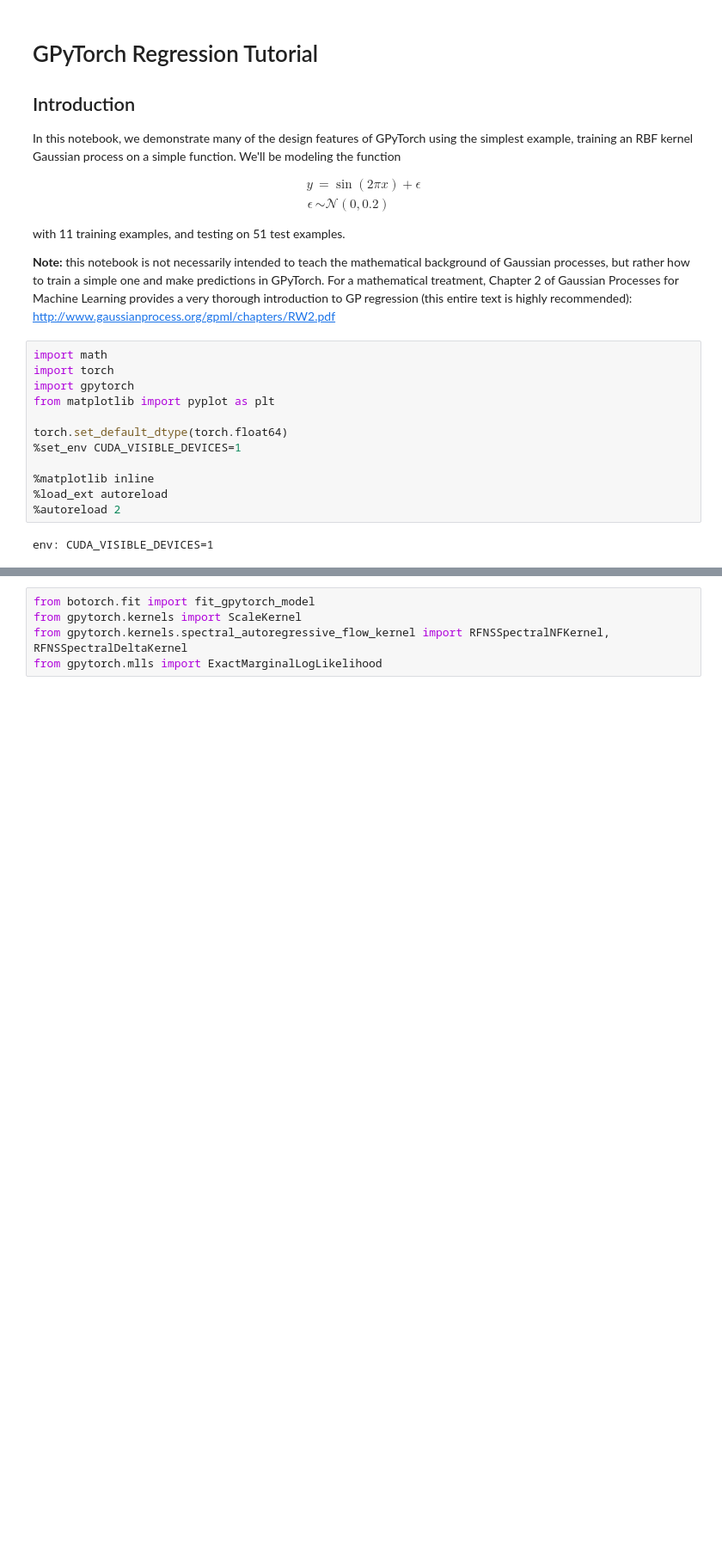
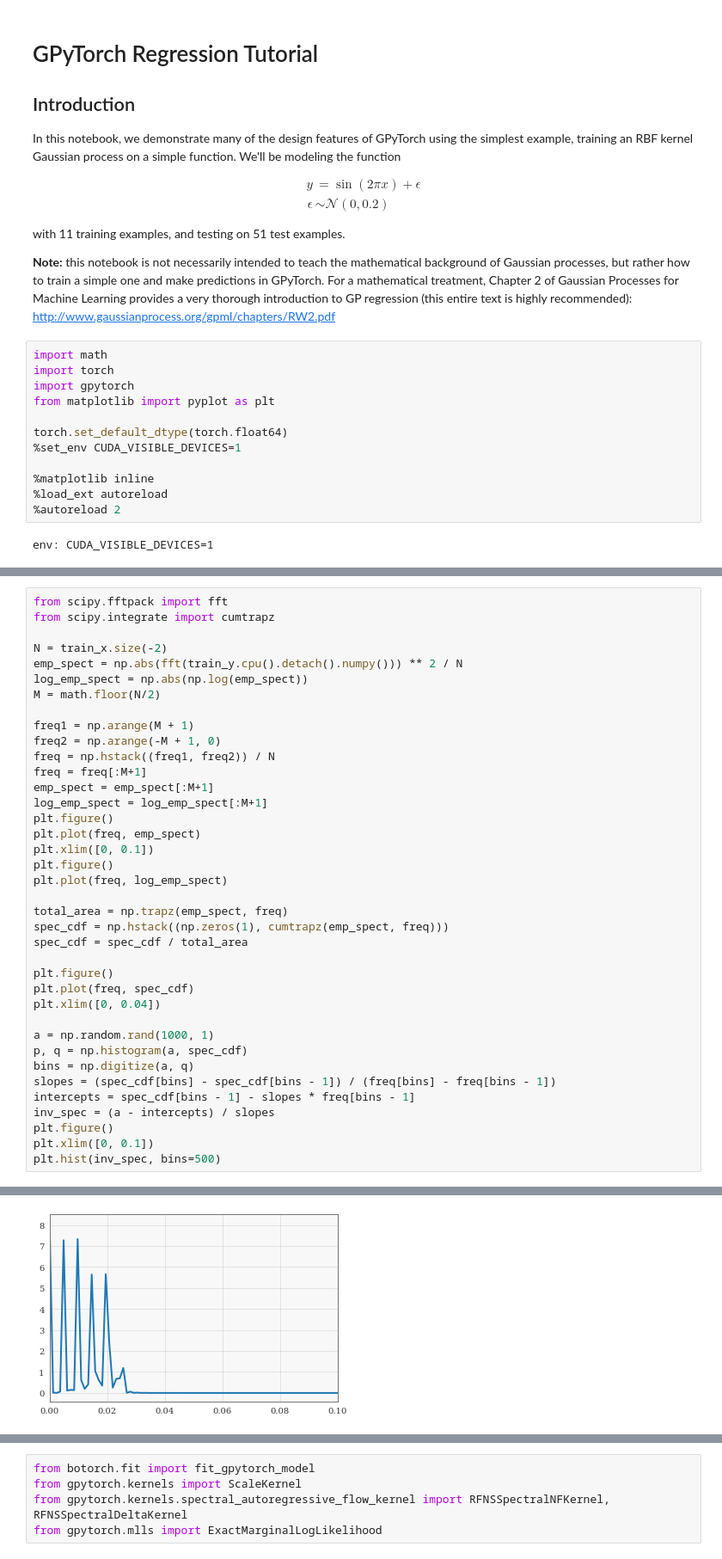
Before and after one commit to cornellius-gp/gpytorch, a Jupyter notebook: examples/01_Simple_GP_Regression/NS_Spectral_AF_Kernel_NS_Function.ipynb, the cells around one changed output, grey strips where cells are left out. Shown at 86% size. Drawn from its saved outputs; the diff is of its cells as text; blank space fills up the shorter version.

```diff
--- a/examples/01_Simple_GP_Regression/NS_Spectral_AF_Kernel_NS_Function.ipynb
+++ b/examples/01_Simple_GP_Regression/NS_Spectral_AF_Kernel_NS_Function.ipynb
@@ -64,3 +64,42 @@ plt.plot(train_x.squeeze().cpu(), train_y.squeeze().cpu())
 # %% [output]
 [<matplotlib.lines.Line2D at 0x...>]
 [figure]
+# %%
+from scipy.fftpack import fft
+from scipy.integrate import cumtrapz
+
+N = train_x.size(-2)
+emp_spect = np.abs(fft(train_y.cpu().detach().numpy())) ** 2 / N
+log_emp_spect = np.abs(np.log(emp_spect))
+M = math.floor(N/2)
+
+freq1 = np.arange(M + 1)
+freq2 = np.arange(-M + 1, 0)
+freq = np.hstack((freq1, freq2)) / N
+freq = freq[:M+1]
+emp_spect = emp_spect[:M+1]
+log_emp_spect = log_emp_spect[:M+1]
+plt.figure()
+plt.plot(freq, emp_spect)
+plt.xlim([0, 0.1])
+plt.figure()
+plt.plot(freq, log_emp_spect)
+
+total_area = np.trapz(emp_spect, freq)
+spec_cdf = np.hstack((np.zeros(1), cumtrapz(emp_spect, freq)))
+spec_cdf = spec_cdf / total_area
+
+plt.figure()
+plt.plot(freq, spec_cdf)
+plt.xlim([0, 0.04])
+
+a = np.random.rand(1000, 1)
+p, q = np.histogram(a, spec_cdf)
+bins = np.digitize(a, q)
+slopes = (spec_cdf[bins] - spec_cdf[bins - 1]) / (freq[bins] - freq[bins - 1])
+intercepts = spec_cdf[bins - 1] - slopes * freq[bins - 1]
+inv_spec = (a - intercepts) / slopes
+plt.figure()
+plt.xlim([0, 0.1])
+plt.hist(inv_spec, bins=500)
+# %% [output]
@@ -66,0 +123 @@ plt.plot(train_x.squeeze().cpu(), train_y.squeeze().cpu())
+[figure, added]
```
Also changed, not shown: parts of 19 cells of this notebook, 3 other files.
